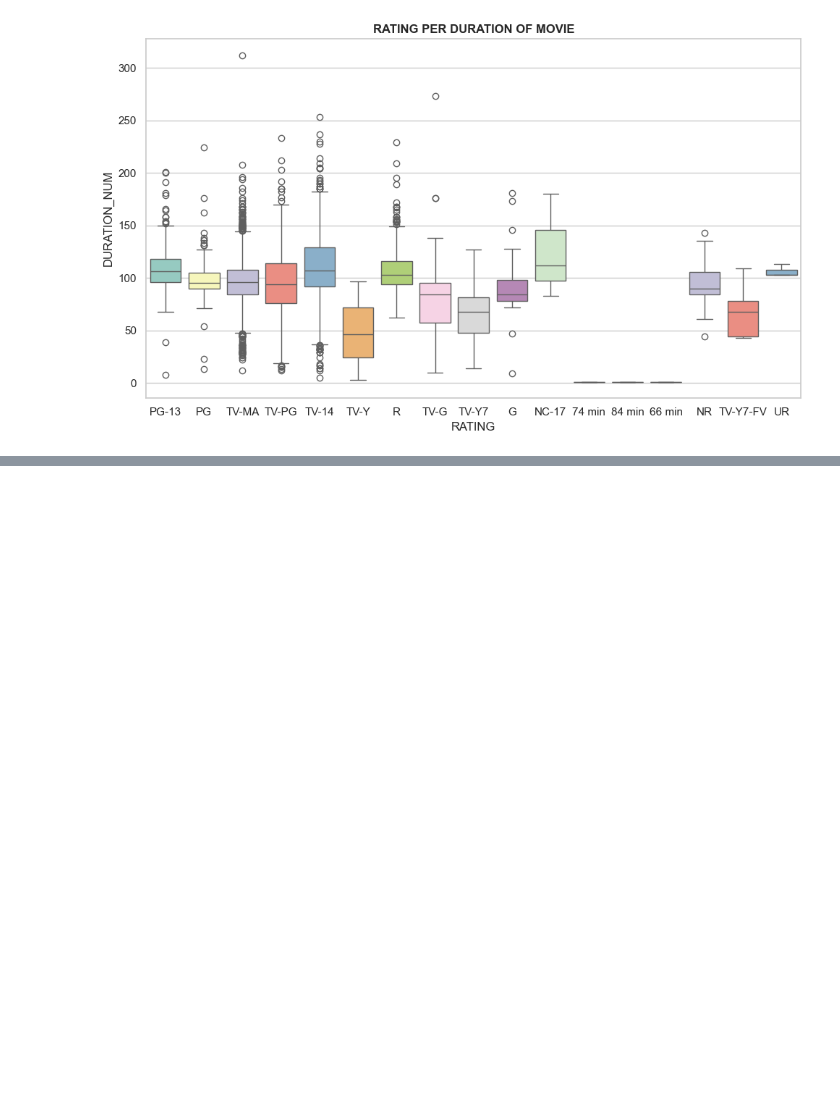
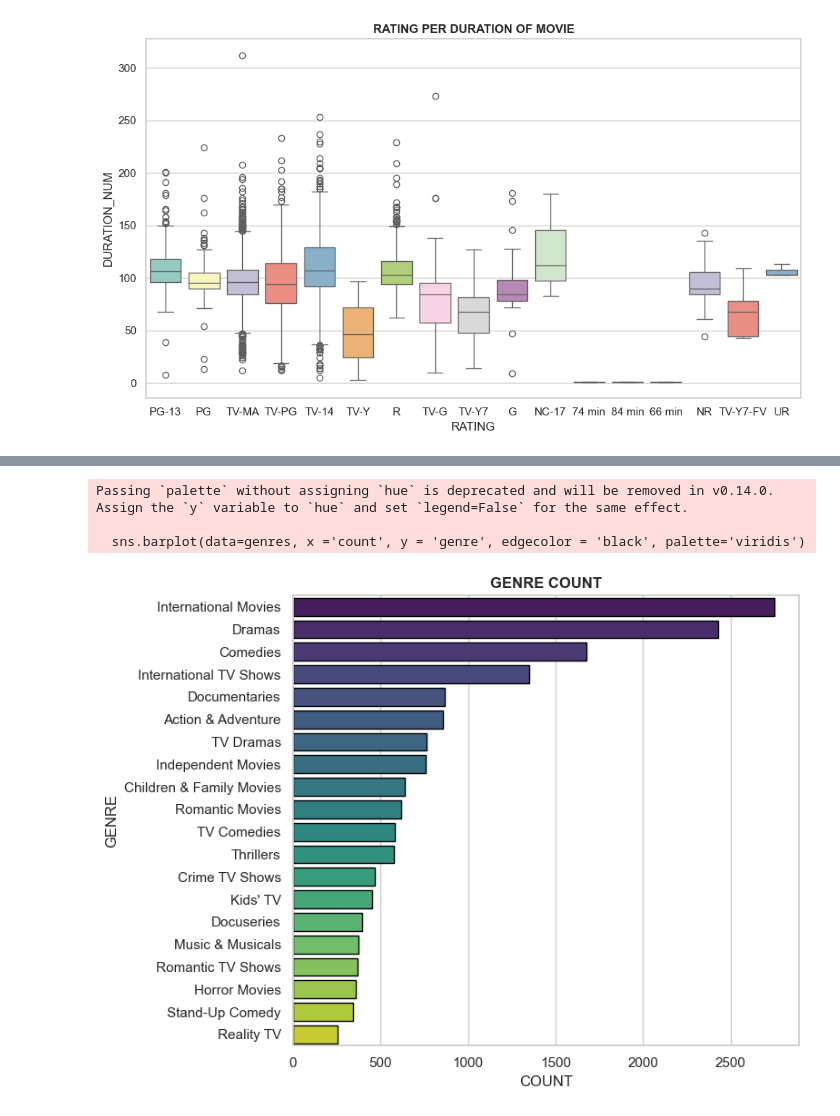
Before and after one commit to Ramcharan-AIML/Matplotlib_Problem_Solving, a Jupyter notebook: Seaborn_Practice.ipynb, the cells around one changed output, grey strips where cells are left out. Saved outputs shown, nothing was run; the diff lists cells and outputs as text; code cells hidden in the pictures; blank space fills up the shorter version.

```diff
--- a/Seaborn_Practice.ipynb
+++ b/Seaborn_Practice.ipynb
@@ -797,0 +819,26 @@ Passing `palette` without assigning `hue` is deprecated and will be removed in v
+# %%
+# TASK - 8
+
+genres = df_netflix['listed_in'].str.split(", ").explode().value_counts().reset_index().head(20)
+genres.columns = ["genre", "count"]
+
+plt.figure(figsize=(8,6))
+
+sns.barplot(data=genres, x ='count', y = 'genre', edgecolor = 'black', palette='viridis')
+
+plt.title("GENRE COUNT",fontweight = 'bold')
+plt.xlabel("COUNT")
+plt.ylabel("GENRE")
+
+plt.tight_layout()
+plt.show()
+# print(genres)
+
+# International movies are more domination over all genres, it is huge
+# Drama movies are the second one which is very close to the international movies
+# No it didn't match my prediction , basically i think action & adveture movies are more, it didn't even the top 5 also , anyways it surprises me that's ok
+# %% [output]
+Passing `palette` without assigning `hue` is deprecated and will be removed in v0.14.0. Assign the `y` variable to `hue` and set `legend=False` for the same effect.
+
+  sns.barplot(data=genres, x ='count', y = 'genre', edgecolor = 'black', palette='viridis')
+[figure, added]
```
Also changed, not shown: parts of 3 cells of this notebook.
